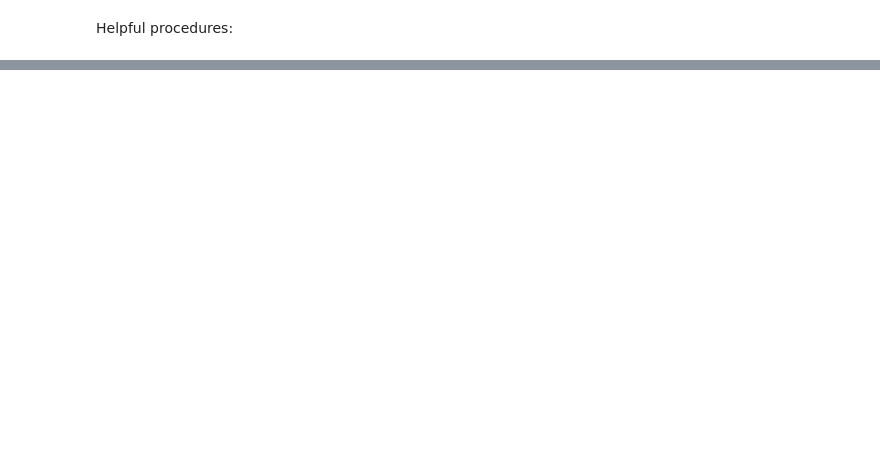
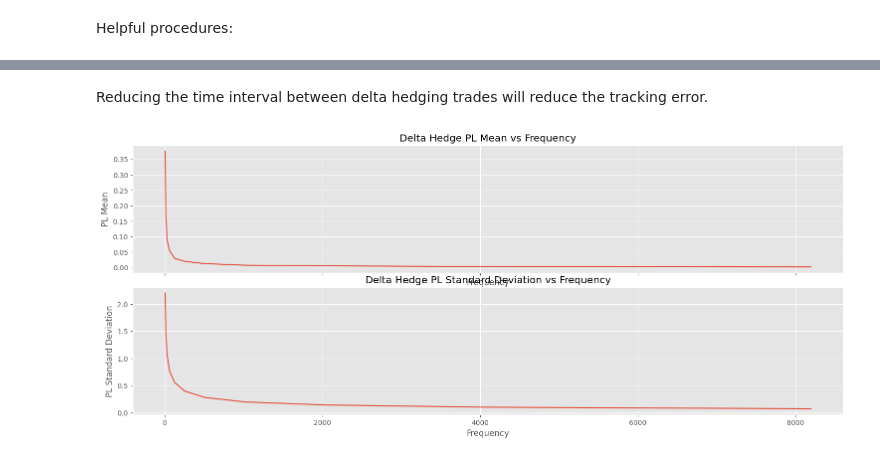
Before and after one commit to akaufman22/FinanceNoteboks, a Jupyter notebook: OptionGreeks/VolatilityArbitrage.ipynb, the cells around one changed output, grey strips where cells are left out. Cells and saved outputs as stored; diff of their text form; code cells hidden in the pictures; blank space fills up the shorter version.

```diff
--- a/OptionGreeks/VolatilityArbitrage.ipynb
+++ b/OptionGreeks/VolatilityArbitrage.ipynb
@@ -351,0 +154,31 @@ plt.show()
+# %% [markdown]
+Reducing the time interval between delta hedging trades will reduce the tracking error.
+# %%
+N = 5000
+dh_stdev = []
+dh_mean = []
+freq = 2 ** np.linspace(3, 13, 11)
+sample = generate_gbm(T, int(freq[-1]), r-q, sigma, K, N, random_state=42).T
+for i in freq:
+    k = int(freq[-1] / i)
+    subsample = sample[::k]
+    returns = np.log(subsample[:-1,]) - np.log(subsample[1:,])
+    realised_vol = (returns).std(axis=0, ddof=1) * sqrt(i/T)
+    benchmark_pl = bsm_value(S_0, K, T, r, q, realised_vol, 0) - bsm_value(S_0, K, T, r, q, sigma, 0)
+    trading = (delta_hedge_strategy(subsample, K, T, r, q, sigma, sigma, 0)[0])
+    bm_deviation = trading.sum(axis=0) - benchmark_pl
+    dh_stdev.append(bm_deviation.std())
+    dh_mean.append(bm_deviation.mean())
+fig, ax = plt.subplots(2, 1, figsize=(15, 6), sharex=True)
+fig.tight_layout()
+ax[1].plot(freq, dh_stdev)
+ax[1].set_title('Delta Hedge PL Standard Deviation vs Frequency')
+ax[1].set_xlabel('Frequency')
+ax[1].set_ylabel('PL Standard Deviation')
+ax[0].plot(freq, dh_mean)
+ax[0].set_title('Delta Hedge PL Mean vs Frequency')
+ax[0].set_xlabel('Frequency')
+ax[0].set_ylabel('PL Mean')
+plt.show()
+# %% [output]
+[figure, added]
```
Also changed, not shown: parts of 35 cells of this notebook, 2 other files.
